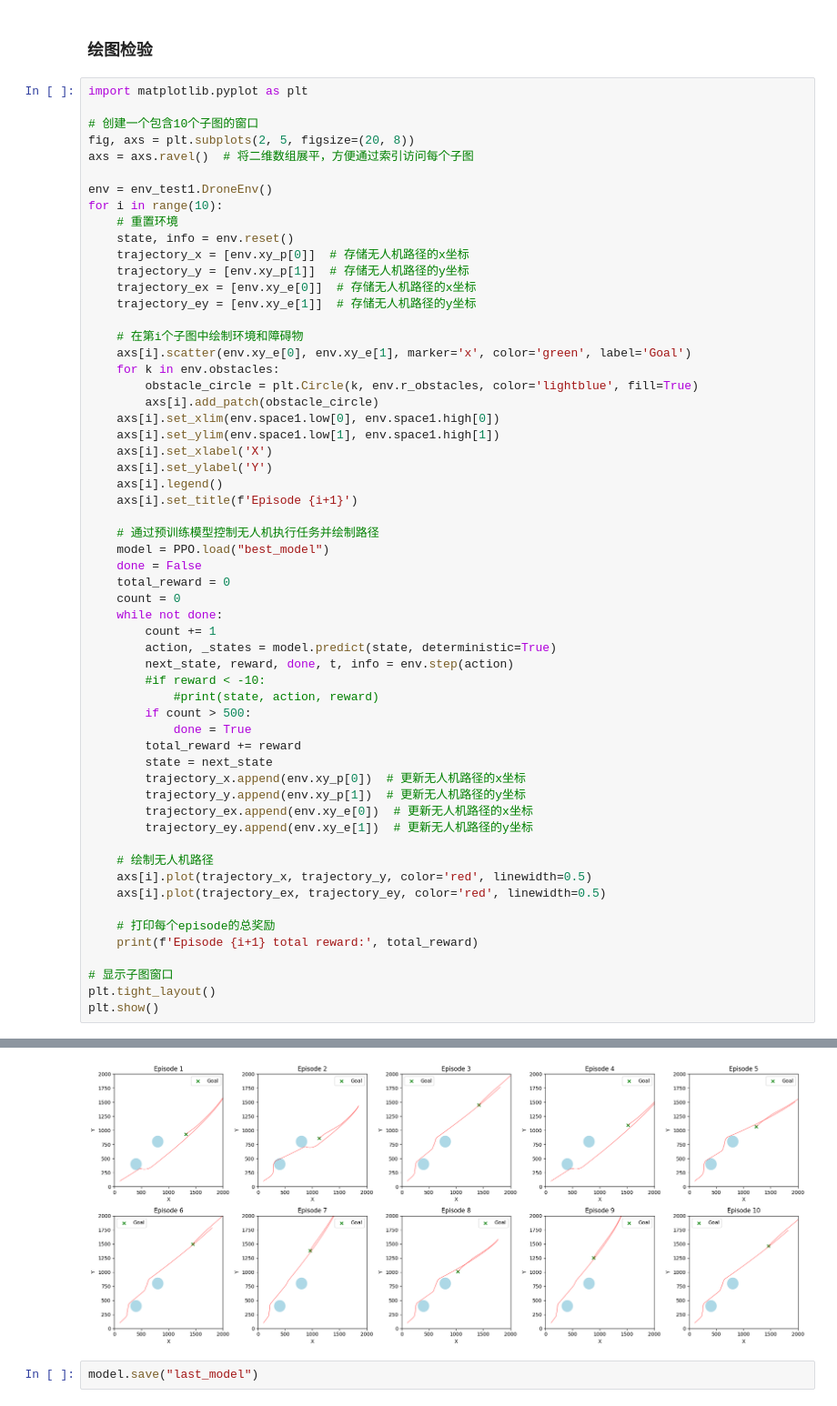
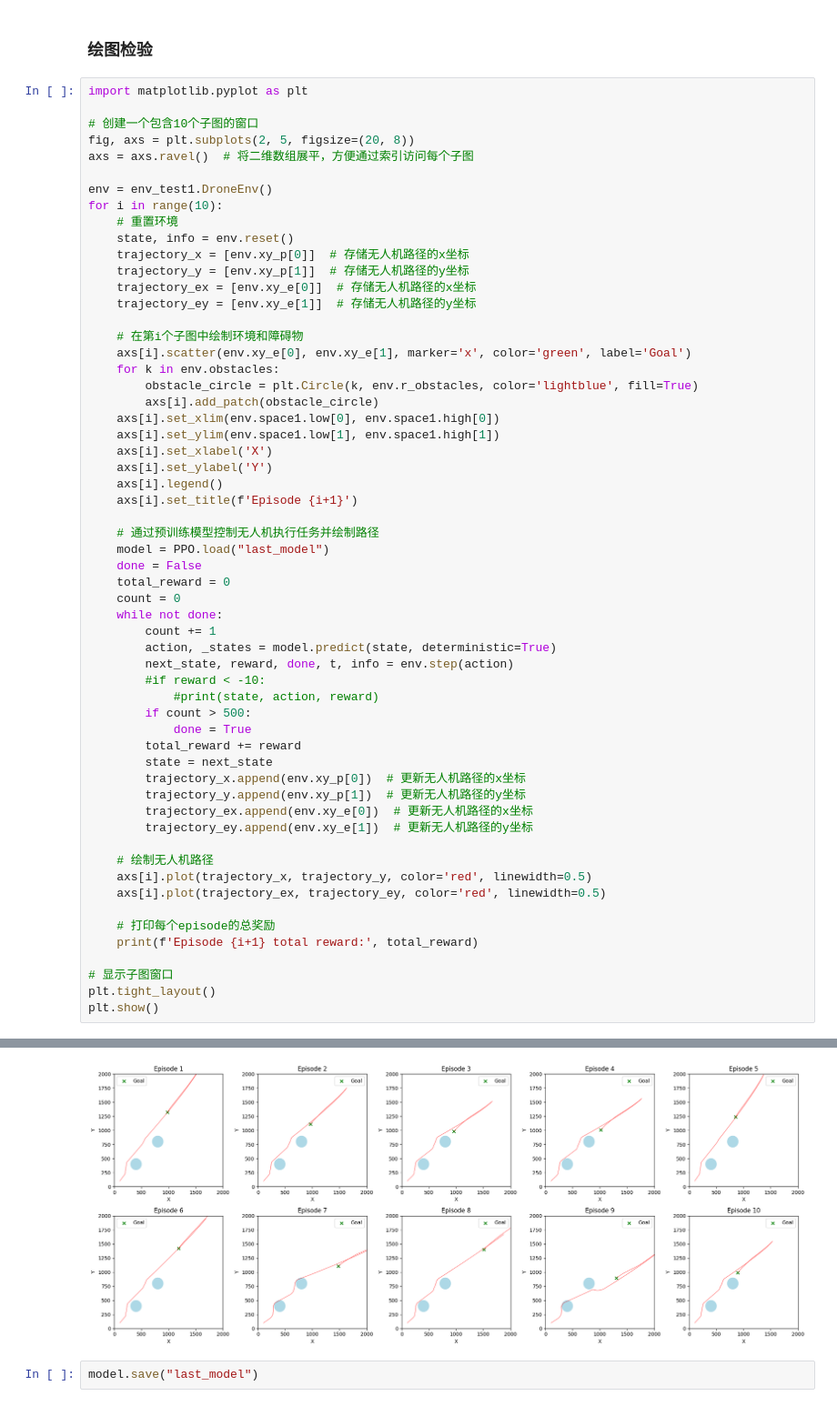
Before and after one commit to abiaoaaaaa/my_UAV, a Jupyter notebook: study/Fixed obstacle random target_move/test.ipynb, the cells around one changed output, grey strips where cells are left out. Shown: that part at 91% size. Cells and saved outputs as stored; diff of their text form.

```diff
--- a/study/Fixed obstacle random target_move/test.ipynb
+++ b/study/Fixed obstacle random target_move/test.ipynb
@@ -129,7 +129,7 @@ for i in range(10):
     axs[i].set_title(f'Episode {i+1}')
 
     # 通过预训练模型控制无人机执行任务并绘制路径
-    model = PPO.load("best_model")
+    model = PPO.load("last_model")
     done = False
     total_reward = 0
     count = 0
@@ -172,3 +172,3 @@ Episode 10 total reward: -4752.616243786749
-[figure, old version]
+[figure, new version]
 # %%
 model.save("last_model")
```
Also changed, not shown: parts of 1 cell of this notebook, 8 other files.
